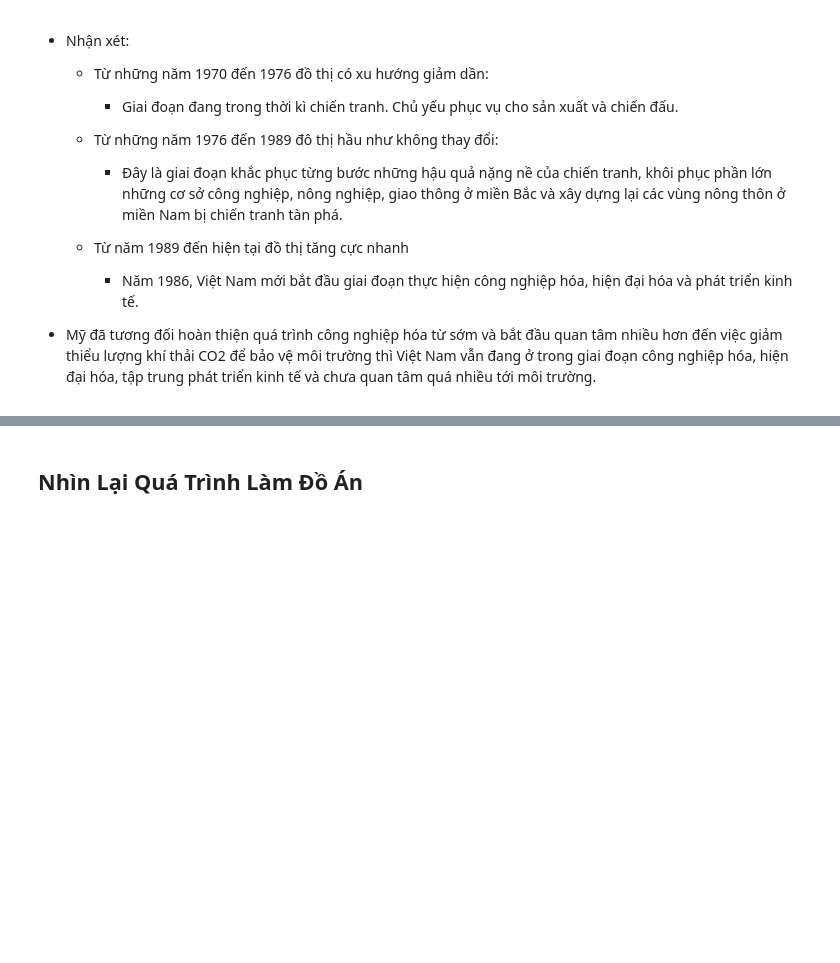
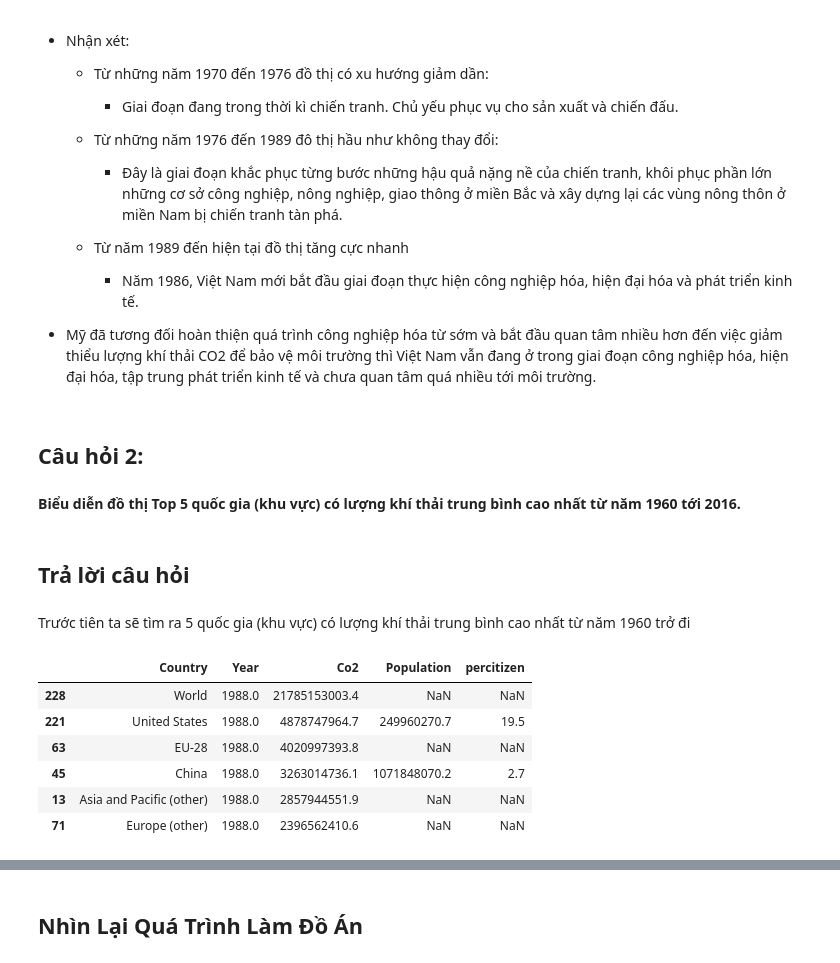
Before and after one commit to MinhTho-162/FinalProject-P4DS, a Jupyter notebook: main.ipynb, the cells around one changed output, grey strips where cells are left out. Drawn from its saved outputs; the diff is of its cells as text; code cells hidden in the pictures; blank space fills up the shorter version.

```diff
--- a/main.ipynb
+++ b/main.ipynb
@@ -315,3 +318,22 @@ axs[1].grid();
 
 
 - Mỹ đã tương đối hoàn thiện quá trình công nghiệp hóa từ sớm và bắt đầu quan tâm nhiều hơn đến việc giảm thiểu lượng khí thải CO2 để bảo vệ môi trường thì Việt Nam vẫn đang ở trong giai đoạn công nghiệp hóa, hiện đại hóa, tập trung phát triển kinh tế và chưa quan tâm quá nhiều tới môi trường.
+# %% [markdown]
+## Câu hỏi 2:
+# %% [markdown]
+__Biểu diễn đồ  thị Top 5 quốc gia (khu vực) có lượng khí thải trung bình cao nhất từ năm 1960 tới 2016.__
+# %% [markdown]
+## Trả lời câu hỏi
+# %% [markdown]
+Trước tiên ta sẽ tìm ra 5 quốc gia (khu vực) có lượng khí thải trung bình cao nhất từ năm 1960 trở đi
+# %%
+df_top = df.loc[df["Year"] >= 1960].groupby('Country').mean().reset_index().sort_values(by=["Co2"], ascending=False)
+df_top.head(6)
+# %% [output]
+|  | Country | Year | Co2 | Population | percitizen |
+| 228 | World | 1988.0 | 21785153003.4 | NaN | NaN |
+| 221 | United States | 1988.0 | 4878747964.7 | 249960270.7 | 19.5 |
+| 63 | EU-28 | 1988.0 | 4020997393.8 | NaN | NaN |
+| 45 | China | 1988.0 | 3263014736.1 | 1071848070.2 | 2.7 |
+| 13 | Asia and Pacific (other) | 1988.0 | 2857944551.9 | NaN | NaN |
+| 71 | Europe (other) | 1988.0 | 2396562410.6 | NaN | NaN |
```
Also changed, not shown: parts of 12 cells of this notebook.
